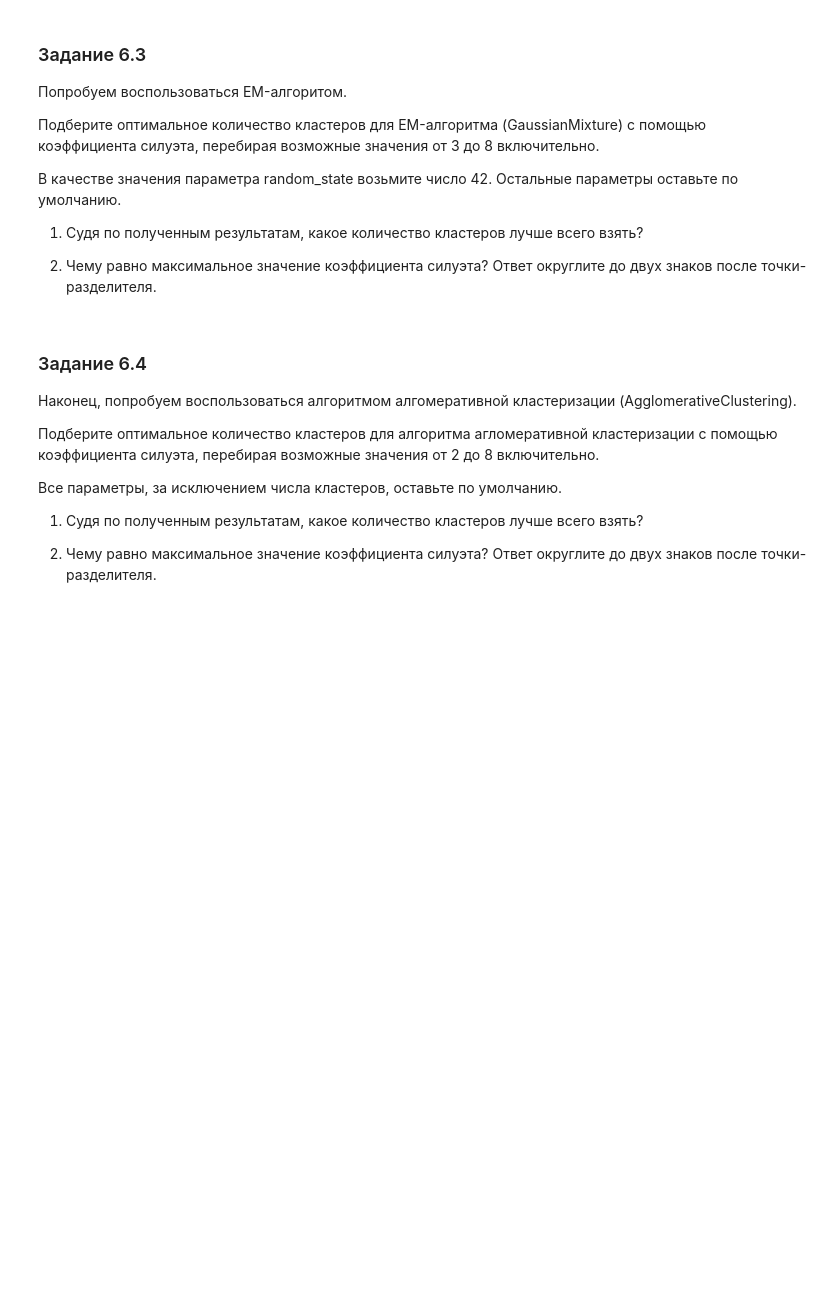
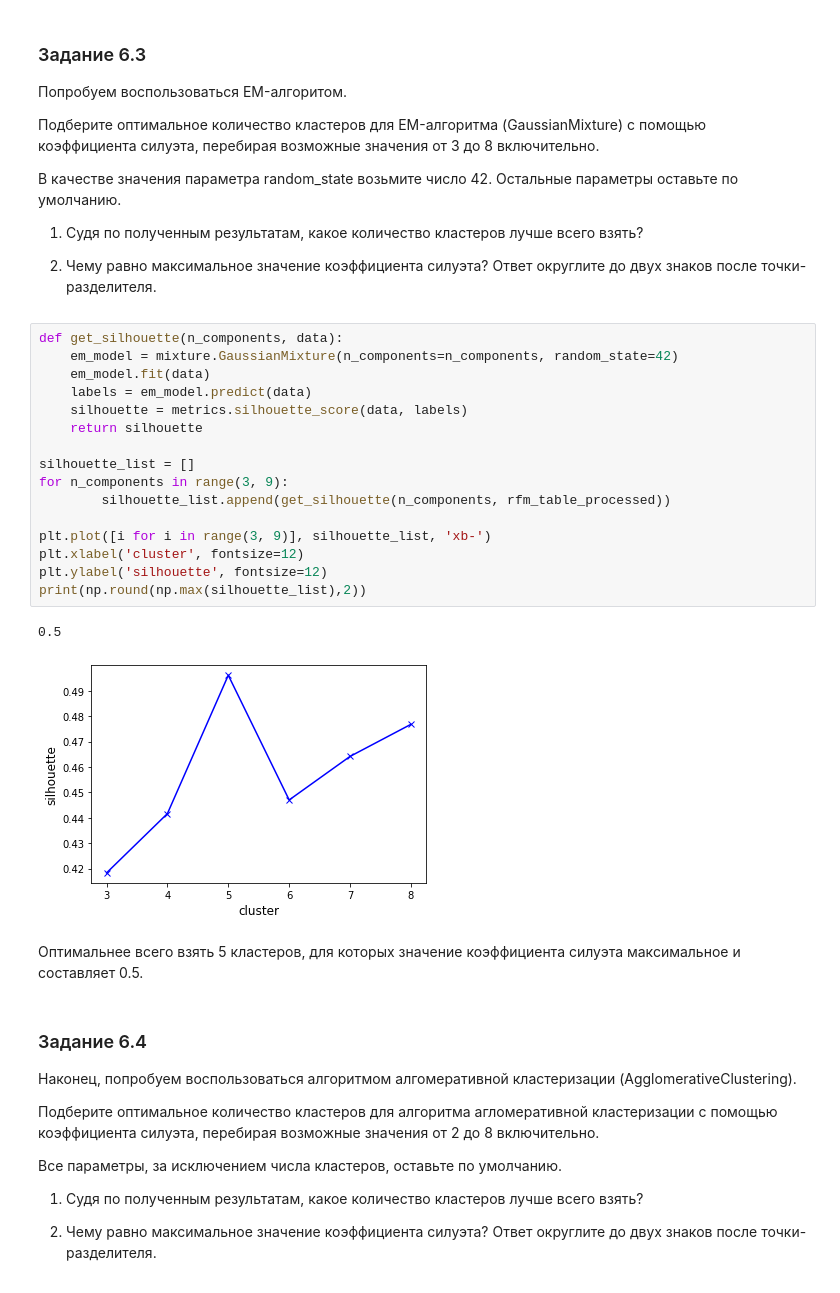
Before and after one commit to Nadarsa/sf_data_science, a Jupyter notebook: PROJECT-6/Project-6. Ноутбук-шаблон.ipynb, the cells around one changed output. Drawn from its saved outputs; the diff is of its cells as text; blank space fills up the shorter version.

```diff
--- a/PROJECT-6/Project-6. Ноутбук-шаблон.ipynb
+++ b/PROJECT-6/Project-6. Ноутбук-шаблон.ipynb
@@ -1249,6 +1312,27 @@ sns.scatterplot(data=rfm_table_processed, x='axis-1', y='axis-2');
 1) Судя по полученным результатам, какое количество кластеров лучше всего взять?
 
 2) Чему равно максимальное значение коэффициента силуэта? Ответ округлите до двух знаков после точки-разделителя.
+# %%
+def get_silhouette(n_components, data):
+    em_model = mixture.GaussianMixture(n_components=n_components, random_state=42)
+    em_model.fit(data)
+    labels = em_model.predict(data)
+    silhouette = metrics.silhouette_score(data, labels)
+    return silhouette
+
+silhouette_list = []
+for n_components in range(3, 9):
+        silhouette_list.append(get_silhouette(n_components, rfm_table_processed))
+
+plt.plot([i for i in range(3, 9)], silhouette_list, 'xb-')
+plt.xlabel('cluster', fontsize=12)
+plt.ylabel('silhouette', fontsize=12)
+print(np.round(np.max(silhouette_list),2))
+# %% [output]
+0.5
+[figure, added]
+# %% [markdown]
+Оптимальнее всего взять 5 кластеров, для которых значение коэффициента силуэта максимальное и составляет 0.5.
 # %% [markdown]
 ### Задание 6.4
 Наконец, попробуем воспользоваться алгоритмом алгомеративной кластеризации (AgglomerativeClustering).
```
Also changed, not shown: parts of 13 cells of this notebook.
